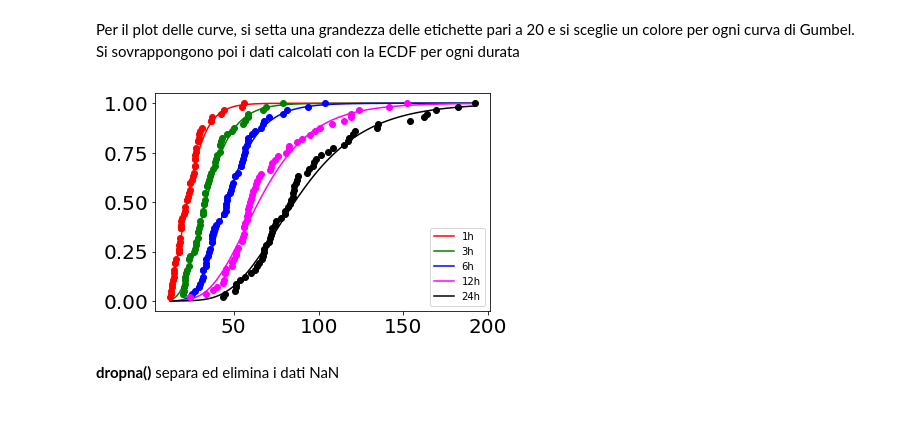
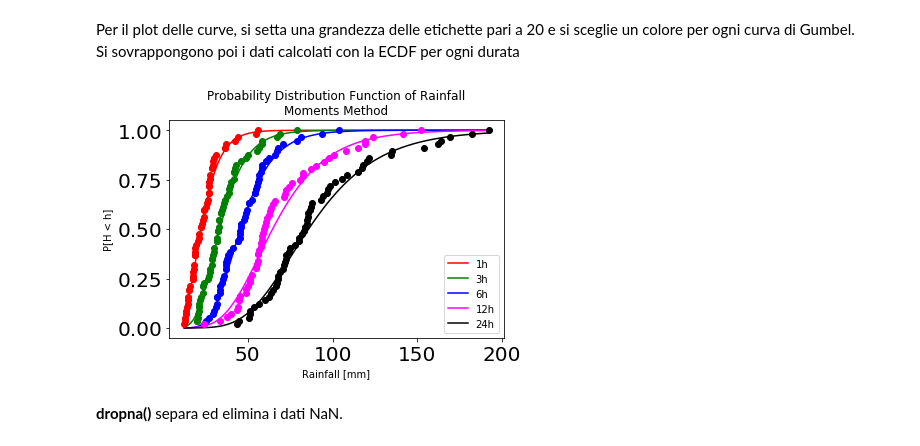
Before and after one commit to akaanzo/rainfall-analysis, a Jupyter notebook: esercitazione/momentiCenta.ipynb, the cells around one changed output. Saved outputs shown, nothing was run; the diff lists cells and outputs as text; code cells hidden in the pictures; blank space fills up the shorter version.

```diff
--- a/esercitazione/momentiCenta.ipynb
+++ b/esercitazione/momentiCenta.ipynb
@@ -236,33 +244,38 @@ plt.rc('ytick', labelsize = 20)
 ax = gb.plot(color = ['red', 'green', 'blue', 'magenta', 'black'])
 
 #--------------1h--------------------
 data1h = data['1h'].dropna()
 ecdf1h = ECDF(data1h)
 ax.plot(data1h, ecdf1h(data1h), 'o', c = 'red')
 
 #--------------3h--------------------
 data3h = data['3h'].dropna()
 ecdf3h = ECDF(data3h)
 ax.plot(data3h, ecdf3h(data3h), 'o', c = 'green')
 
 #--------------6h--------------------
 data6h = data['6h'].dropna()
 ecdf6h = ECDF(data6h)
 ax.plot(data6h, ecdf6h(data6h), 'o', c = 'blue')
 
 #--------------12h-------------------
 data12h = data['12h'].dropna()
 ecdf12h = ECDF(data12h)
 ax.plot(data12h, ecdf12h(data12h), 'o', c = 'magenta')
 
 #--------------24h-------------------
 data24h = data['24h'].dropna()
 ecdf24h = ECDF(data24h)
 ax.plot(data24h, ecdf24h(data24h), 'o', c = 'black')
 
 #------------------------------------
+ax.set_title('Probability Distribution Function of Rainfall\nMoments Method')
+ax.set_xlabel('Rainfall [mm]')
+ax.set_ylabel('P[H < h]')
+
+#------------------------------------
 plt.show()
 # %% [output]
-[figure, old version]
+[figure, new version]
 # %% [markdown]
-**dropna()** separa ed elimina i dati NaN
+**dropna()** separa ed elimina i dati NaN.
```
Also changed, not shown: parts of 4 cells of this notebook, 7 other files.
